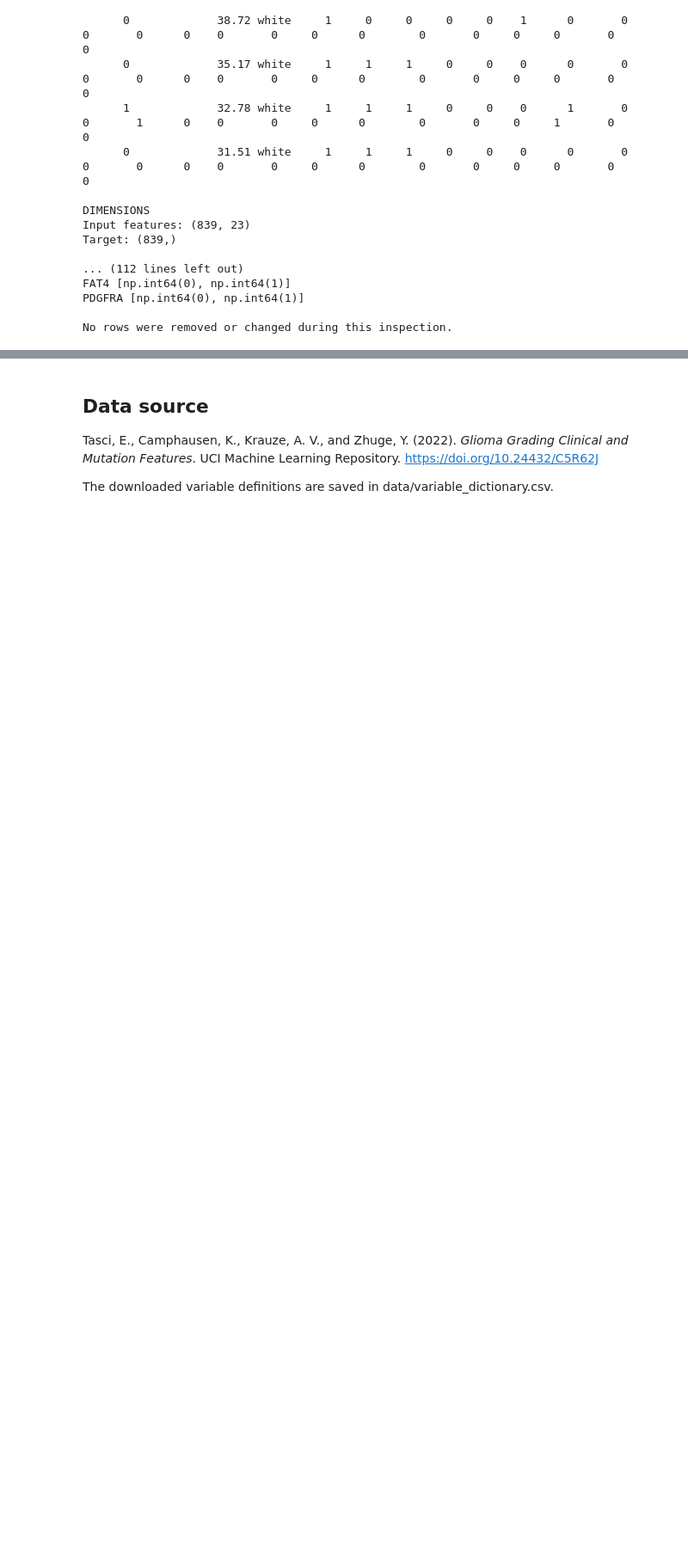
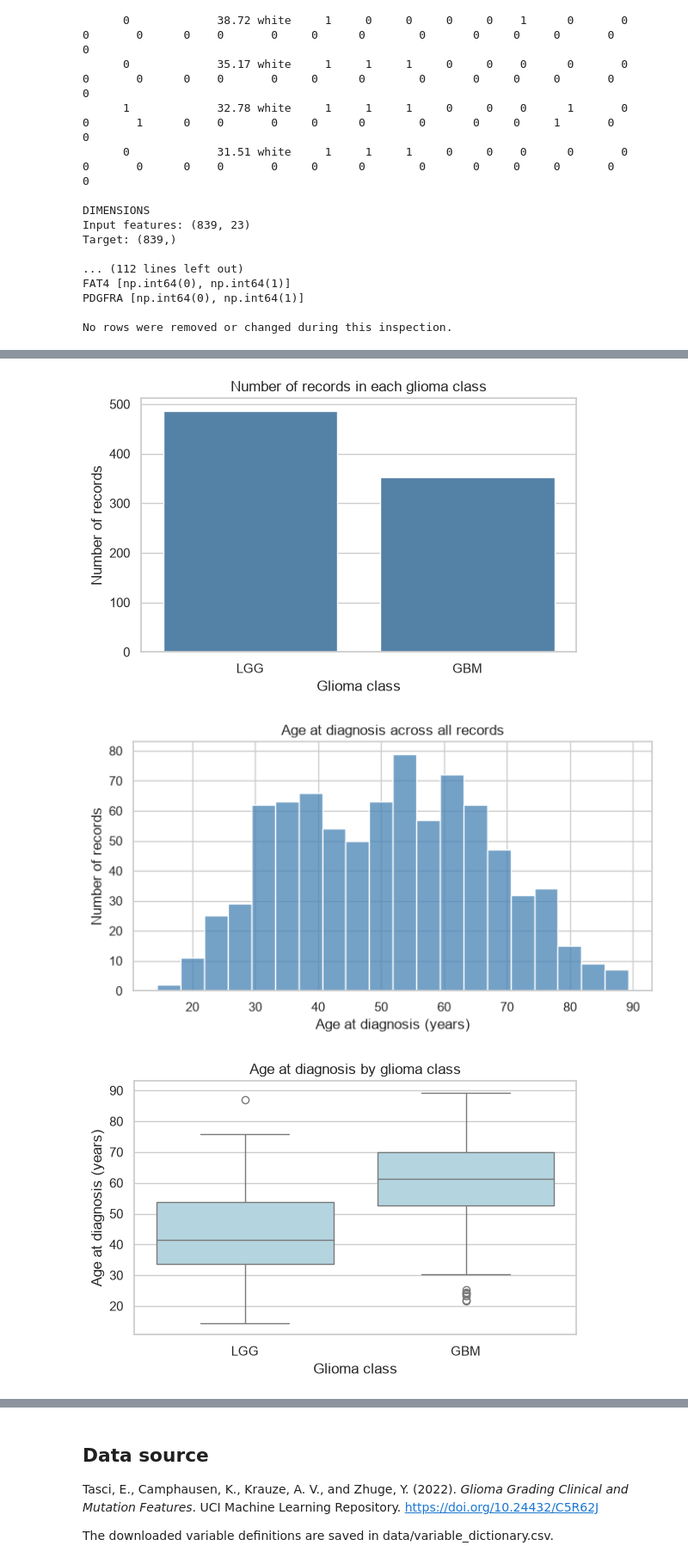
Before and after one commit to tarun-vignes/DSC101-Project-II, a Jupyter notebook: project_notebook.ipynb, the cells around one changed output, grey strips where cells are left out. Shown at 86% size. Drawn from its saved outputs; the diff is of its cells as text; code cells hidden in the pictures; blank space fills up the shorter version.

```diff
--- a/project_notebook.ipynb
+++ b/project_notebook.ipynb
@@ -49,0 +57,6 @@ No rows have been removed, no models have been trained, and no prediction result
+# %%
+plot_eda(X, y)
+# %% [output]
+[figure, added]
+[figure, added]
+[figure, added]
```
Also changed, not shown: parts of 24 cells of this notebook, 26 other files.
